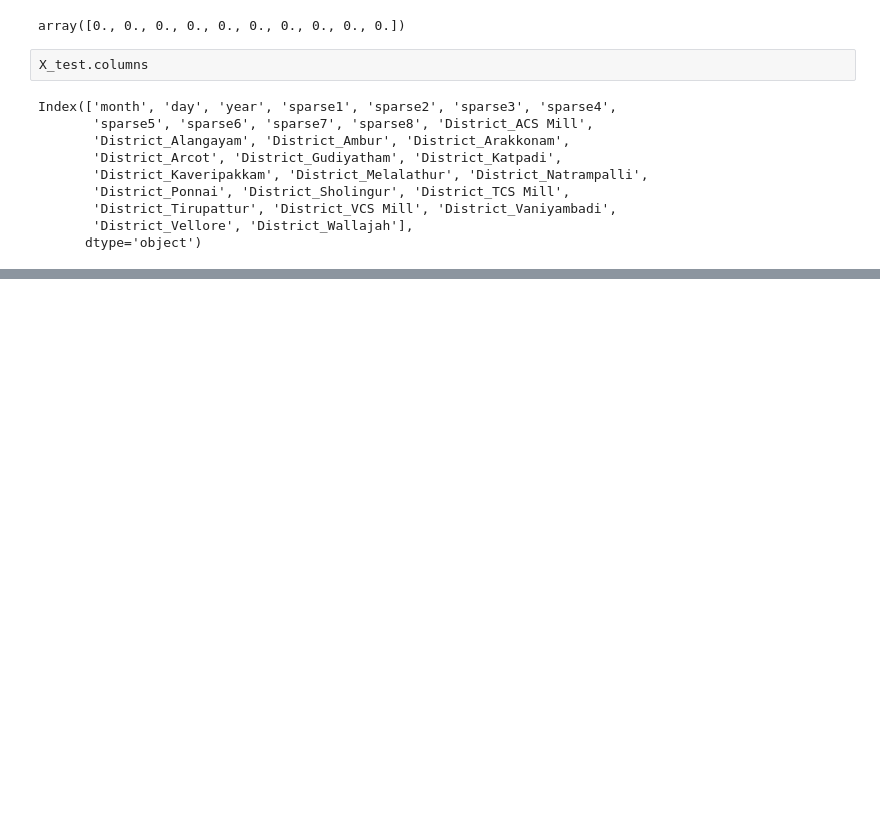
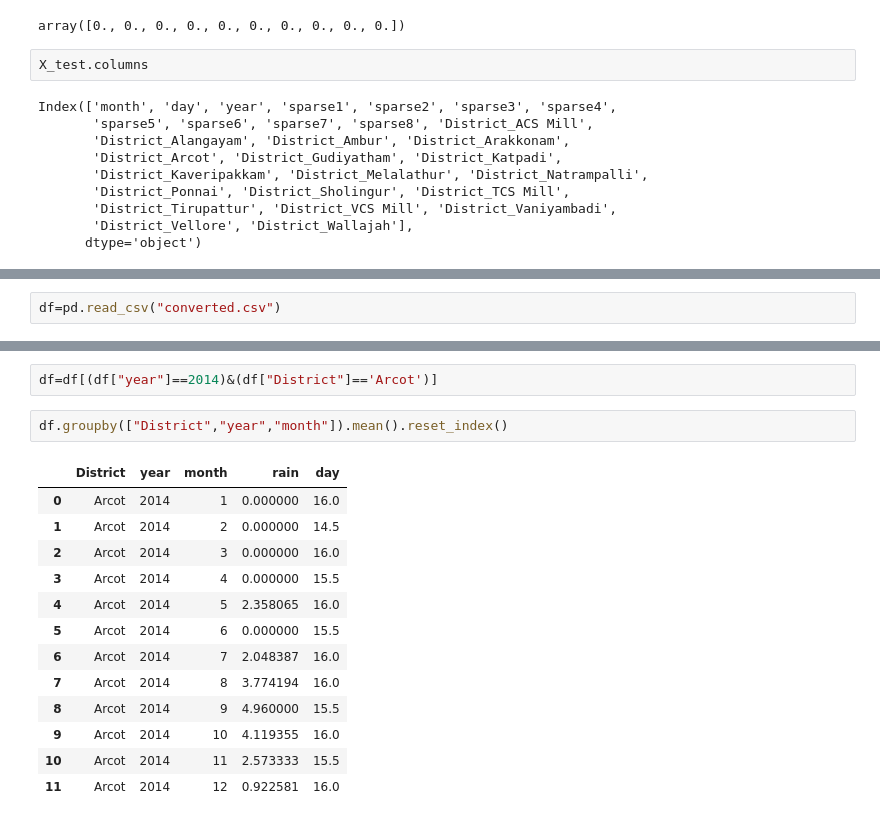
Before and after one commit to omegaji/RainFallPrediction, a Jupyter notebook: static/DataNotebooks/xgb2.ipynb, the cells around one changed output, grey strips where cells are left out. Saved outputs shown, nothing was run; the diff lists cells and outputs as text; blank space fills up the shorter version.

```diff
--- a/static/DataNotebooks/xgb2.ipynb
+++ b/static/DataNotebooks/xgb2.ipynb
@@ -366,0 +342,2 @@ Index(['month', 'day', 'year', 'sparse1', 'sparse2', 'sparse3', 'sparse4',
+# %%
+df=pd.read_csv("converted.csv")
@@ -366,0 +361,18 @@ Index(['month', 'day', 'year', 'sparse1', 'sparse2', 'sparse3', 'sparse4',
+# %%
+df=df[(df["year"]==2014)&(df["District"]=='Arcot')]
+# %%
+df.groupby(["District","year","month"]).mean().reset_index()
+# %% [output]
+|  | District | year | month | rain | day |
+| 0 | Arcot | 2014 | 1 | 0.000000 | 16.0 |
+| 1 | Arcot | 2014 | 2 | 0.000000 | 14.5 |
+| 2 | Arcot | 2014 | 3 | 0.000000 | 16.0 |
+| 3 | Arcot | 2014 | 4 | 0.000000 | 15.5 |
+| 4 | Arcot | 2014 | 5 | 2.358065 | 16.0 |
+| 5 | Arcot | 2014 | 6 | 0.000000 | 15.5 |
+| 6 | Arcot | 2014 | 7 | 2.048387 | 16.0 |
+| 7 | Arcot | 2014 | 8 | 3.774194 | 16.0 |
+| 8 | Arcot | 2014 | 9 | 4.960000 | 15.5 |
+| 9 | Arcot | 2014 | 10 | 4.119355 | 16.0 |
+| 10 | Arcot | 2014 | 11 | 2.573333 | 15.5 |
+| 11 | Arcot | 2014 | 12 | 0.922581 | 16.0 |
```
Also changed, not shown: parts of 9 cells of this notebook, 5 other files.
